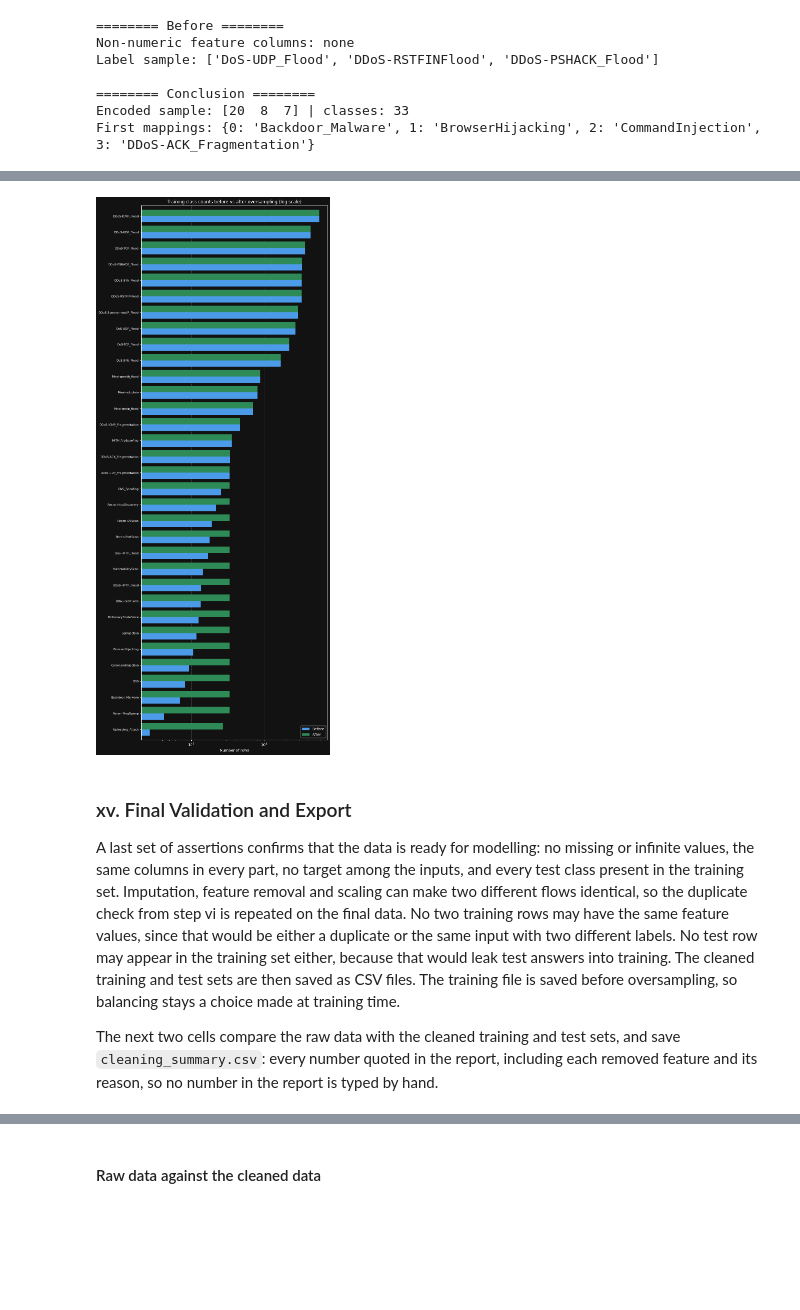
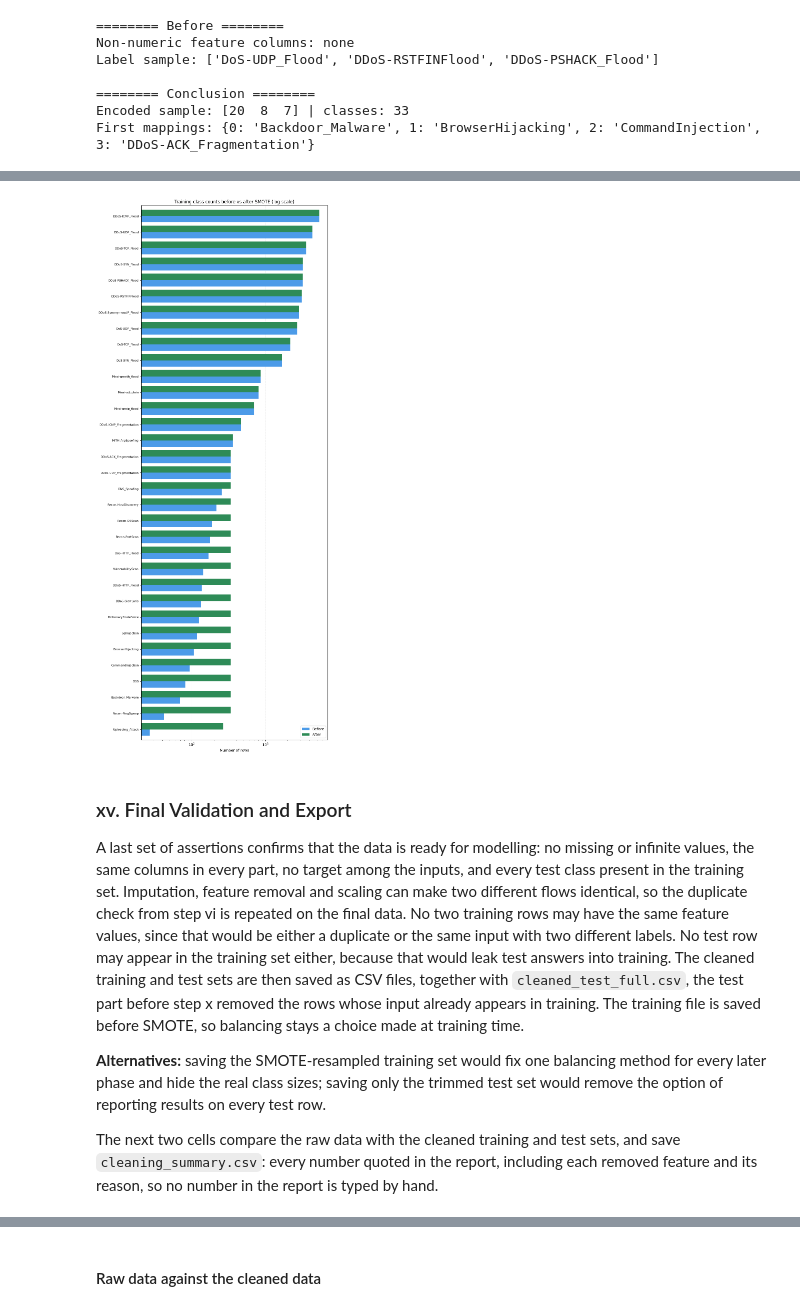
Before and after one commit to MR-Goldenyt/Argus, a Jupyter notebook: Argus.ipynb, the cells around one changed output, grey strips where cells are left out. Cells and saved outputs as stored; diff of their text form; code cells hidden in the pictures; blank space fills up the shorter version.

```diff
--- a/Argus.ipynb
+++ b/Argus.ipynb
@@ -16,18 +18,18 @@ import numpy as np
 import matplotlib.pyplot as plt
 from sklearn.model_selection import train_test_split
 from sklearn.preprocessing import LabelEncoder, StandardScaler
-from sklearn.utils import resample
+from imblearn.over_sampling import SMOTENC
 
 # Constants shared across the notebook
 DATASET_PATH = "Dataset_Brief_2.csv"  # upload to the Colab session storage first
 LABEL_COL = "label"  # target column
 SEED, TEST_SIZE = 42, 0.2  # reproducibility and stratified test share
 BIG = 1e10  # a value below 0 or at least BIG is a placeholder code for "not measured"
-N_JOBS = max(1, (os.cpu_count() or 2) // 2)  # use half the CPU cores, leave the rest free for the computer
+N_JOBS = max(1, (os.cpu_count() or 2) // 2)  # half the CPU cores, for the modelling phases (no model is fitted in cleaning)
 FIG_DIR = "figures"  # saved figures go here
-SAVE_FIGS = False  # True writes every figure to FIG_DIR
-BG = "#121212"  # figure background color
-STYLE = ["dark_background", {"figure.facecolor": BG, "axes.facecolor": BG}]
+SAVE_FIGS = False  # True writes every figure to FIG_DIR (scripts/run_nb.py turns it on for the report run)
+BG = "white"  # figure background color (light, so the figures print cleanly)
+STYLE = ["default", {"figure.facecolor": BG, "axes.facecolor": BG}]
 WIDE = (10, 2.8)  # wide, short figures: about 1.7 inches tall at report width
 
 def finish_fig(fig, name):
@@ -1074,53 +1250,68 @@ Only the training part is balanced. The test set is left untouched and imbalance
 # %%
-MAX_UPSAMPLE = 10  # a small class is copied to at most 10 times its original size
+MAX_UPSAMPLE = 10  # a small class grows to at most 10 times its original size
+K_NEIGHBORS = 5  # each new row lies between a real row and one of its 5 nearest neighbours in the same class
 
 
 # ======== Function Definitions ========
-def oversample(X, y, max_growth=MAX_UPSAMPLE):
-    """Randomly copy rows of the classes below the median class size.
+def smote(X, y, max_growth=MAX_UPSAMPLE):
+    """Create new rows for the classes below the median class size with SMOTENC.
 
     Args:
-        X: Training features (the test set is never oversampled).
+        X: Training features (the test set is never resampled).
         y: Series of class labels aligned with X.
         max_growth: Largest factor a small class may grow by; it otherwise grows to the median size.
 
     Returns:
-        A tuple (X, y) with the copies added and the rows shuffled.
+        A tuple (X, y): the original rows followed by the new rows.
     """
     counts = y.value_counts()  # rows per class
     median = counts.median()  # target size for the small classes
-    small = counts[counts < median]  # only these classes get copies
+    small = counts[counts < median]  # only these classes get new rows
+    targets = {c: min(int(median), n * max_growth) for c, n in small.items()}  # final size of each small class
 
-    # random copies (with replacement) of each small class
-    copies = []
-    for c, n in small.items():
-        extra = min(int(median), n * max_growth) - n  # rows to add for this class
-        copies.append(resample(X[y == c], y[y == c], replace=True, n_samples=extra, random_state=SEED))
-
-    # original rows plus the copies
-    X_all = pd.concat([X, *(x for x, _ in copies)])
-    y_all = pd.concat([y, *(t for _, t in copies)])
-    order = np.random.default_rng(SEED).permutation(len(y_all))  # shuffle the copies in
-    return X_all.iloc[order], y_all.iloc[order]
+    # SMOTENC: continuous values lie between two real rows; each 0/1 flag takes the most common neighbour value
+    flags = [c in BINARY for c in X.columns]  # True for the 0/1 indicator columns
+    sampler = SMOTENC(categorical_features=flags, sampling_strategy=targets, k_neighbors=K_NEIGHBORS, random_state=SEED)
+    return sampler.fit_resample(X, y)
 
 
 # ======== Before ========
 counts = y_train.value_counts()  # training rows per class
-below_median = (counts < counts.median()).sum()  # classes that will get copies
+below_median = (counts < counts.median()).sum()  # classes that will get new rows
 print("======== Before ========")
 print(f"Training rows: {len(y_train)}")
 print(f"Classes below the median size ({int(counts.median())}): {below_median} of {len(counts)}")
 
 # ======== Cleaning ========
-# Method 2: random oversampling, an oversampled copy of the training set (the test set stays untouched)
-X_train_bal, y_train_bal = oversample(X_train, y_train)
+# Method 2: SMOTE, a resampled copy of the training set with new rows for the small classes (the test set stays untouched)
+assert counts.min() > K_NEIGHBORS, "SMOTE needs more rows in every class than neighbours"
+X_train_bal, y_train_bal = smote(X_train, y_train)
+
+# The new rows must obey the same flow rules as the real data (step ix), checked in the original units
+n_real = len(X_train)  # SMOTENC returns the real rows first, then the new ones
+units = X_train_bal.iloc[n_real:].copy()
+units[CONT] = scaler.inverse_transform(units[CONT])  # undo the scaling
+units[skewed] = np.expm1(units[skewed])  # undo log1p
+tol = 1e-9  # allows for rounding in the back-transformation
+out_of_order = (units["min"] > units["avg"] * (1 + tol) + tol) | (units["avg"] > units["max"] * (1 + tol) + tol)
+multi_protocol_new = units[["tcp", "udp", "icmp"]].sum(axis=1) > 1
+breaks = (out_of_order | multi_protocol_new).to_numpy()  # new rows that break a rule
+smote_rule_breaks = int(breaks.sum())
+keep_rows = np.concatenate([np.ones(n_real, dtype=bool), ~breaks])  # every real row, and the new rows that pass
+X_train_bal, y_train_bal = X_train_bal[keep_rows], y_train_bal[keep_rows]
 
 # Method 1: balanced class weights, the same formula as class_weight="balanced"
 class_weights = len(y_train) / (len(counts) * counts)  # one weight per class: rare classes weigh more
 
 # ======== After ========
 print("\n======== Conclusion ========")
-print(f"Oversampled training rows: {len(y_train)} -> {len(y_train_bal)}")
+new_rows = len(y_train_bal) - len(y_train)  # rows created by SMOTE
+flags_valid = X_train_bal[BINARY].isin([0, 1]).all().all()  # SMOTENC must keep every flag at 0 or 1
+assert flags_valid, "SMOTE turned a 0/1 flag into another value"
+print(f"New rows that broke a flow rule and were removed: {smote_rule_breaks}")
+print(f"Training rows after SMOTE: {len(y_train)} -> {len(y_train_bal)} ({new_rows} new rows)")
+print("0/1 flags still 0 or 1:", flags_valid)
+print(f"Rows identical to another row (exact copies): {X_train_bal.duplicated().sum()}")
 print(f"Class weight of the largest class ({class_weights.idxmin()}): {class_weights.min():.2f}")
 print(f"Class weight of the smallest class ({class_weights.idxmax()}): {class_weights.max():.2f}")
 
@@ -1128,7 +1319,7 @@ print(f"Class weight of the smallest class ({class_weights.idxmax()}): {class_we
 display(
     barh(
         pd.DataFrame({"Before": counts, "After": y_train_bal.value_counts()}).loc[counts.index],
-        "Training class counts before vs after oversampling (log scale)",
+        "Training class counts before vs after SMOTE (log scale)",
         "Number of rows",
         "fig10_class_balance",
         logx=True,
@@ -1146,8 +1340,10 @@ Class weight of the smallest class (Uploading_Attack): 43.79
-[figure, old version]
+[figure, new version]
 # %% [markdown]
 ### xv. Final Validation and Export
 
-A last set of assertions confirms that the data is ready for modelling: no missing or infinite values, the same columns in every part, no target among the inputs, and every test class present in the training set. Imputation, feature removal and scaling can make two different flows identical, so the duplicate check from step vi is repeated on the final data. No two training rows may have the same feature values, since that would be either a duplicate or the same input with two different labels. No test row may appear in the training set either, because that would leak test answers into training. The cleaned training and test sets are then saved as CSV files. The training file is saved before oversampling, so balancing stays a choice made at training time.
+A last set of assertions confirms that the data is ready for modelling: no missing or infinite values, the same columns in every part, no target among the inputs, and every test class present in the training set. Imputation, feature removal and scaling can make two different flows identical, so the duplicate check from step vi is repeated on the final data. No two training rows may have the same feature values, since that would be either a duplicate or the same input with two different labels. No test row may appear in the training set either, because that would leak test answers into training. The cleaned training and test sets are then saved as CSV files, together with `cleaned_test_full.csv`, the test part before step x removed the rows whose input already appears in training. The training file is saved before SMOTE, so balancing stays a choice made at training time.
+
+**Alternatives:** saving the SMOTE-resampled training set would fix one balancing method for every later phase and hide the real class sizes; saving only the trimmed test set would remove the option of reporting results on every test row.
 
 The next two cells compare the raw data with the cleaned training and test sets, and save `cleaning_summary.csv`: every number quoted in the report, including each removed feature and its reason, so no number in the report is typed by hand.
 # %%
```
Also changed, not shown: parts of 36 cells of this notebook, 3 other files.
